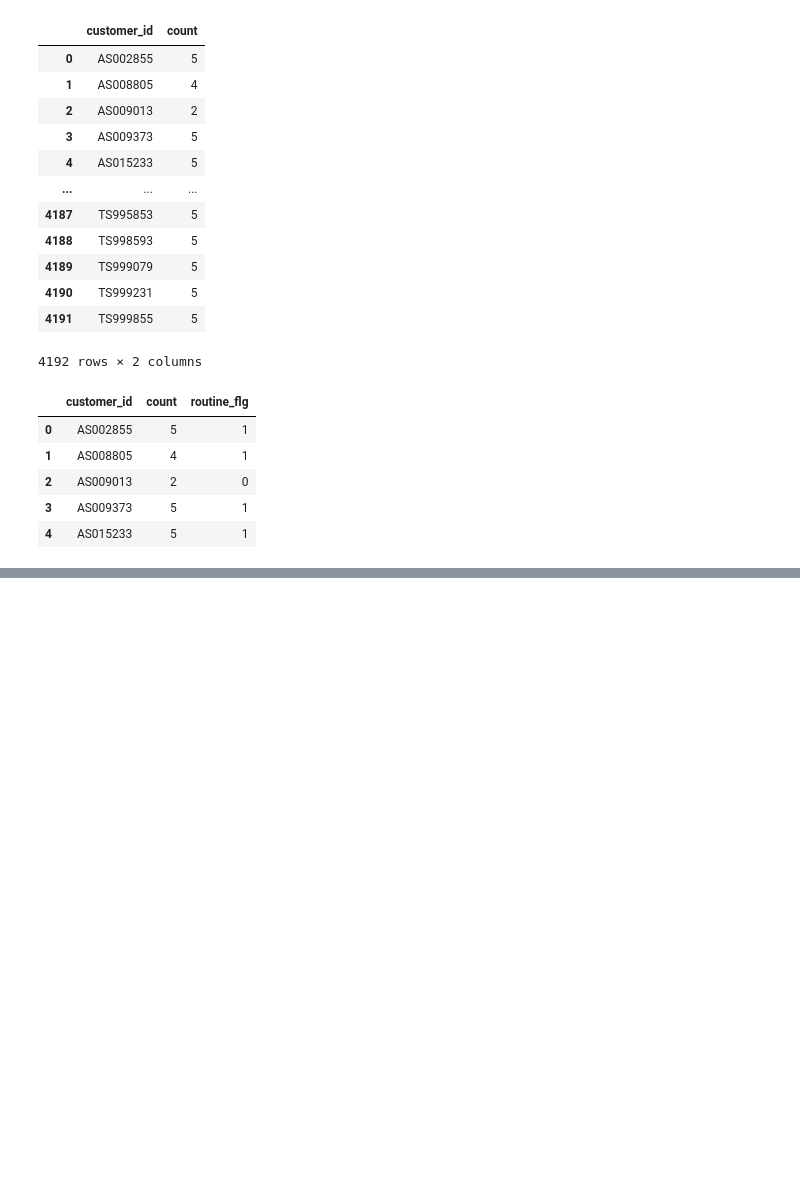
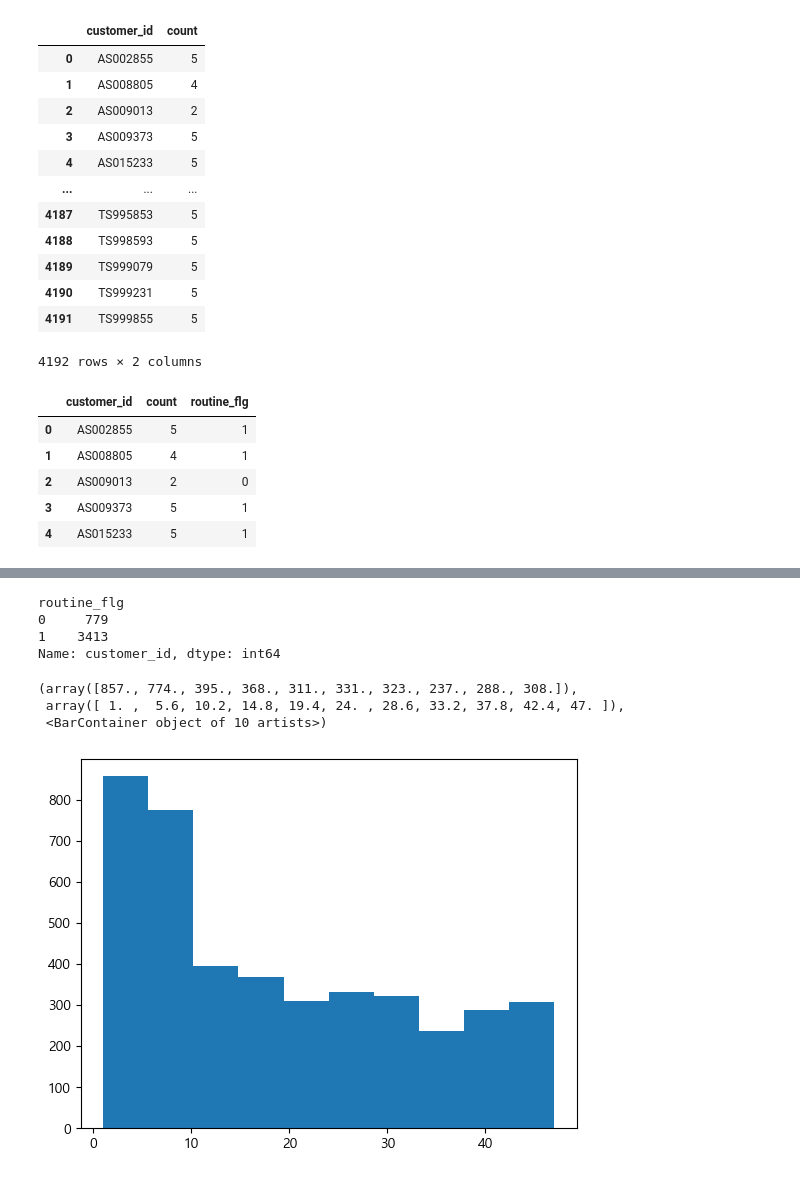
Before and after one commit to cyc20480/Data_Analysis_JBEDU, a Jupyter notebook: 201223_001.ipynb, the cells around one changed output, grey strips where cells are left out. Cells and saved outputs as stored; diff of their text form; code cells hidden in the pictures; blank space fills up the shorter version.

```diff
--- a/201223_001.ipynb
+++ b/201223_001.ipynb
@@ -479,0 +541,3 @@ uselog_weekday.head()
+# %%
+customer_join4['calc_date'] = customer_join4['calc_date'].fillna(pd.to_datetime('20190430'))
+customer_join4.head(3)
@@ -479,0 +569,2 @@ uselog_weekday.head()
+# %%
+customer_join4['membership'] = 0
@@ -479,0 +577,6 @@ uselog_weekday.head()
+# %%
+for i in range(len(customer_join4)):
+    delta = relativedelta(customer_join4['calc_date'].iloc[i], customer_join4['start_date'].iloc[i])
+    customer_join4['membership'].iloc[i] = delta
+
+customer_join4.head(2)
@@ -479,0 +587,6 @@ uselog_weekday.head()
+# %%
+for i in range(len(customer_join4)):
+    delta = relativedelta(customer_join4['calc_date'].iloc[i], customer_join4['start_date'].iloc[i])
+    customer_join4['membership'].iloc[i] = delta.years*12 + delta.months
+
+customer_join4.head(2)
@@ -479,0 +609,15 @@ uselog_weekday.head()
+# %%
+customer_join4.groupby('routine_flg').count()['customer_id']
+# %% [output]
+routine_flg
+0     779
+1    3413
+Name: customer_id, dtype: int64
+# %%
+import matplotlib.pyplot as plt
+plt.hist(customer_join4['membership'])
+# %% [output]
+(array([857., 774., 395., 368., 311., 331., 323., 237., 288., 308.]),
+ array([ 1. ,  5.6, 10.2, 14.8, 19.4, 24. , 28.6, 33.2, 37.8, 42.4, 47. ]),
+ <BarContainer object of 10 artists>)
+[figure, added]
```
Also changed, not shown: parts of 19 cells of this notebook.
